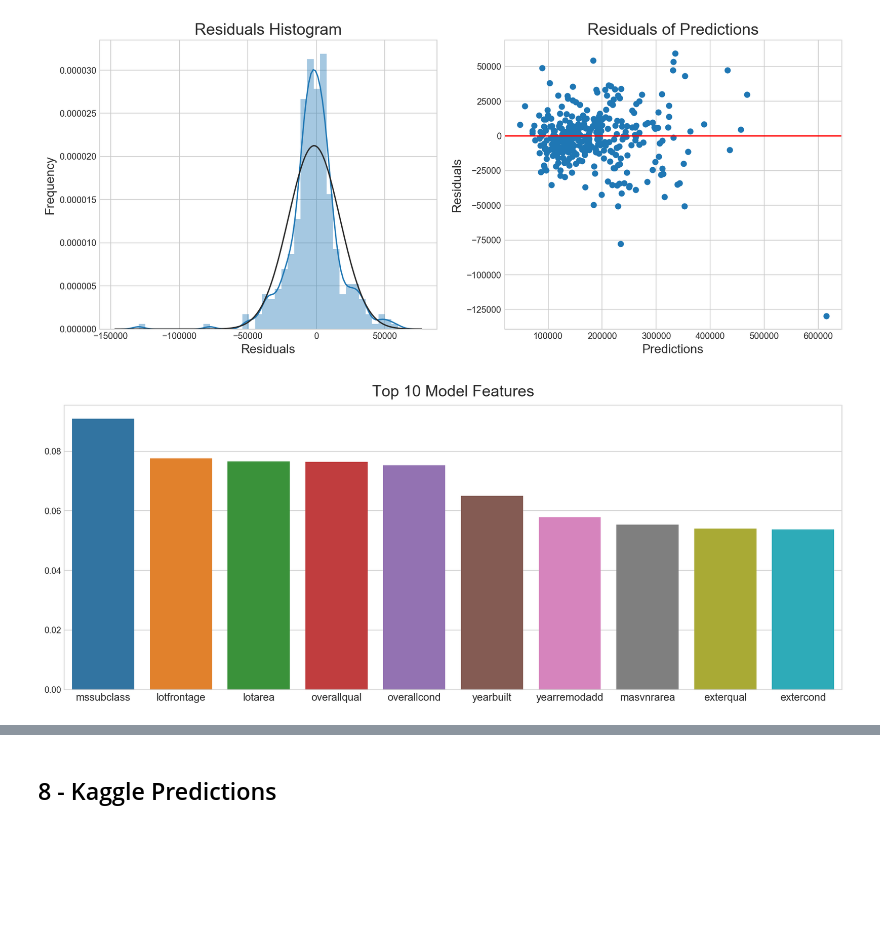
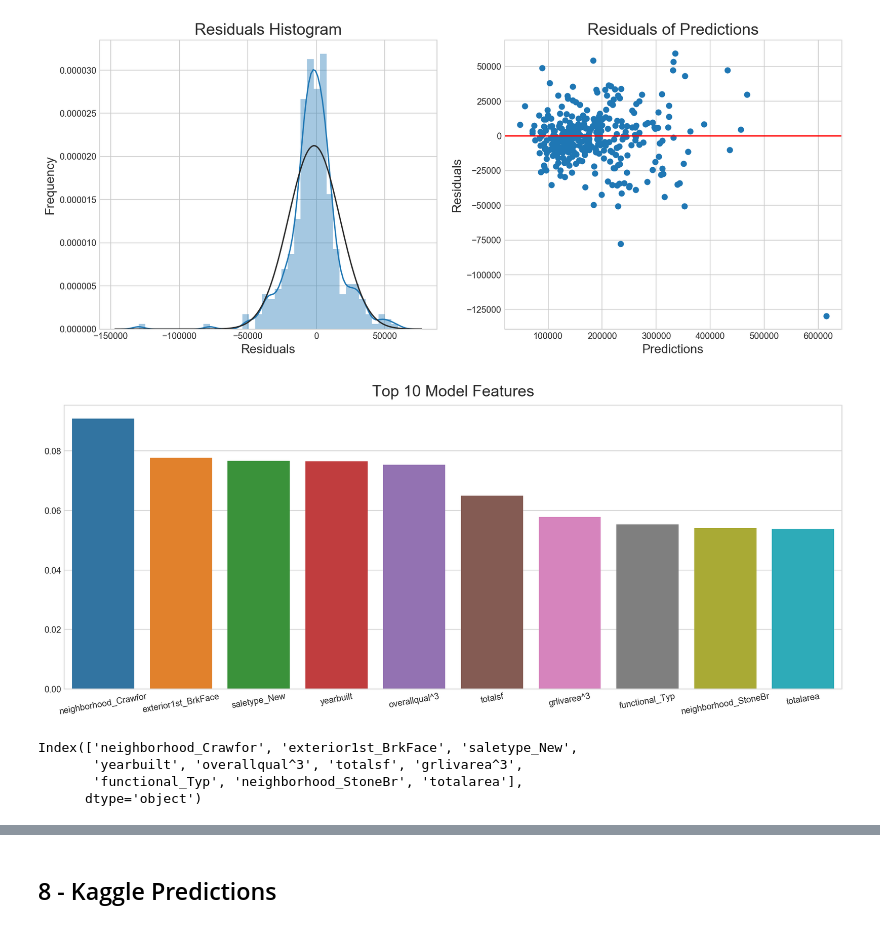
Before and after one commit to gabrielpprieto/Ames_Housing, a Jupyter notebook: code/ames_housing.ipynb, the cells around one changed output, grey strips where cells are left out. Saved outputs shown, nothing was run; the diff lists cells and outputs as text; code cells hidden in the pictures; blank space fills up the shorter version.

```diff
--- a/code/ames_housing.ipynb
+++ b/code/ames_housing.ipynb
@@ -691,9 +691,16 @@ plt.ylabel('Residuals', size=14);
 # %%
 coefs = pd.Series(lasso['lasso'].coef_, index=X.columns.values)
 
 plt.figure(figsize=(16,6))
-sns.barplot(coefs.index.values[:10], coefs.sort_values(ascending=False)[:10])
+sns.barplot(coefs.sort_values(ascending=False)[:10].index, coefs.sort_values(ascending=False)[:10])
 plt.title('Top 10 Model Features', size=18, pad=10)
-plt.xticks(size=12);
+plt.xticks(size=10, rotation=10);
 # %% [output]
-[figure, old version]
+[figure, new version]
+# %%
+coefs.sort_values(ascending=False)[:10].index
+# %% [output]
+Index(['neighborhood_Crawfor', 'exterior1st_BrkFace', 'saletype_New',
+       'yearbuilt', 'overallqual^3', 'totalsf', 'grlivarea^3',
+       'functional_Typ', 'neighborhood_StoneBr', 'totalarea'],
+      dtype='object')
```
Also changed, not shown: parts of 1 cell of this notebook, 1 other file.
